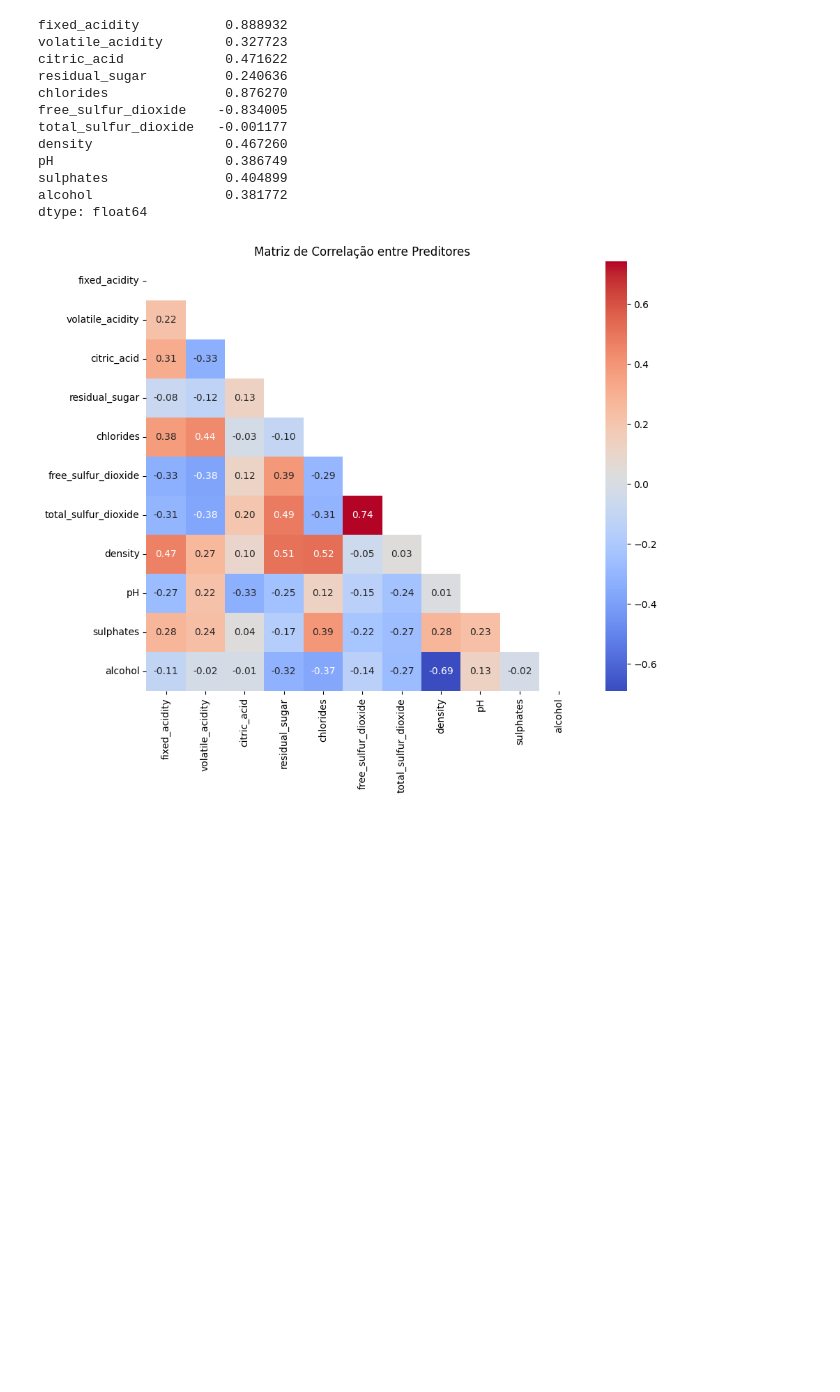
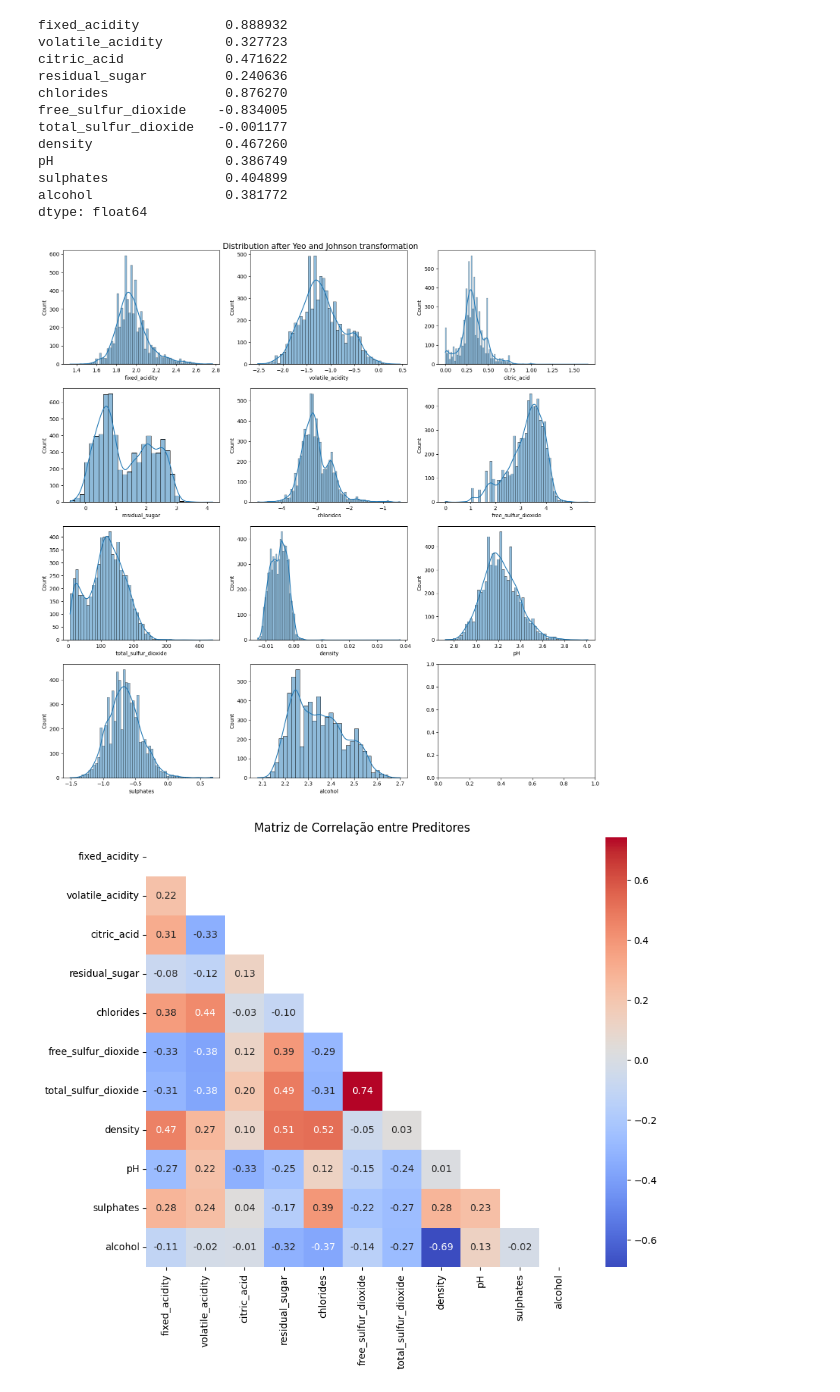
Before and after one commit to pauloricms12/ICA_HM2, a Jupyter notebook: hm2.ipynb, the cells around one changed output. Cells and saved outputs as stored; diff of their text form; code cells hidden in the pictures; blank space fills up the shorter version.

```diff
--- a/hm2.ipynb
+++ b/hm2.ipynb
@@ -115,14 +99,16 @@ dtype: float64
 # %%
 num_cols_transformed = [col for col in X_transformed.columns]
 
-# fig, axes = plt.subplots(4, 3, figsize=(15,15))
-# axes = axes.flatten()
+fig, axes = plt.subplots(4, 3, figsize=(15,15))
+axes = axes.flatten()
 
-# for i, col in enumerate(num_cols_transformed):
-#     sns.histplot(X_transformed[col], kde=True, ax=axes[i])
-#     # axes[i].set_title(f'Distribuição de {col}')
-# fig.suptitle("Distribution after Yeo and Johnson transformation", fontsize=15)
-# fig.tight_layout()
+for i, col in enumerate(num_cols_transformed):
+    sns.histplot(X_transformed[col], kde=True, ax=axes[i])
+    # axes[i].set_title(f'Distribuição de {col}')
+fig.suptitle("Distribution after Yeo and Johnson transformation", fontsize=15)
+fig.tight_layout()
+# %% [output]
+[figure, added]
 # %%
 # Se quisermos a matriz de correlação depois de transformada
 corr_matrix = X_transformed[num_cols_transformed].corr()
```
Also changed, not shown: parts of 23 cells of this notebook.
